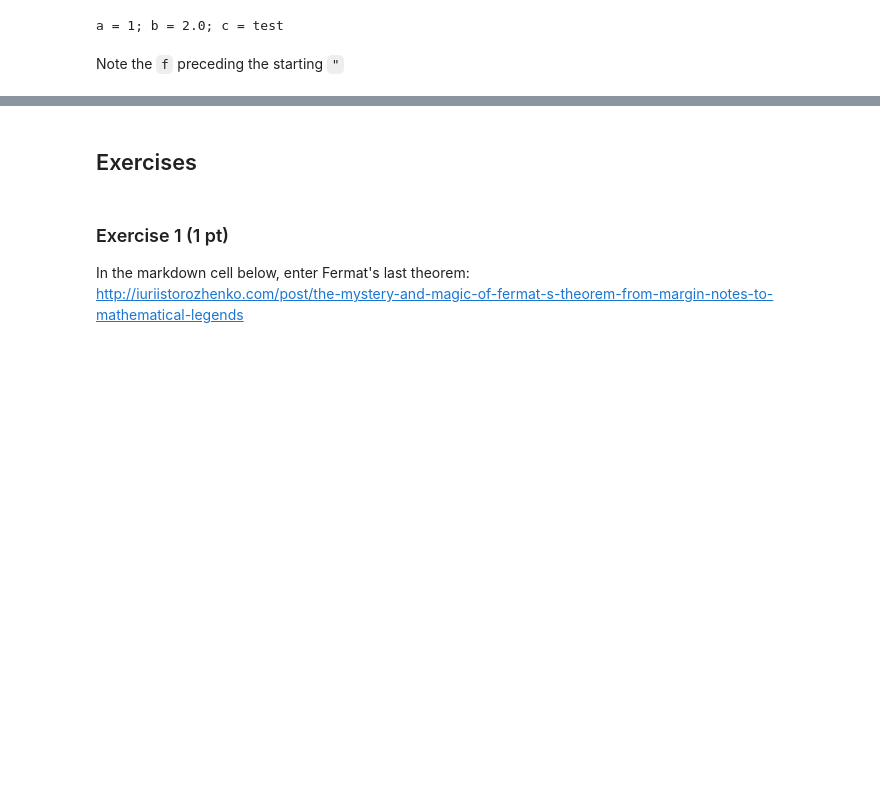
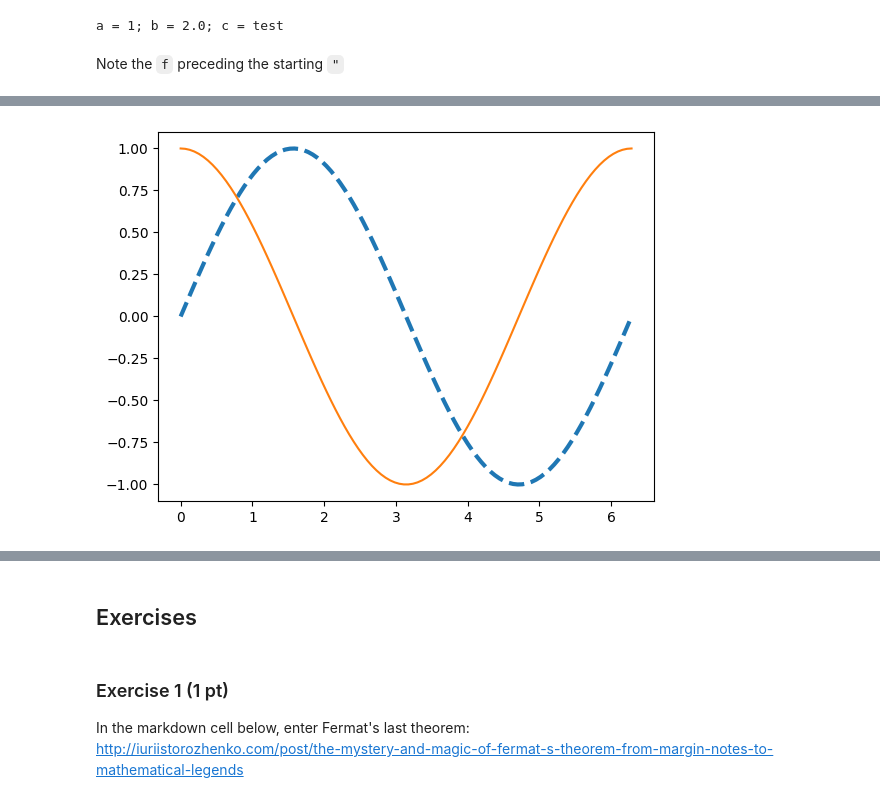
Before and after one commit to PsuAstro410/psuastro410.github.io, a Jupyter notebook: lectures/lec2.ipynb, the cells around one changed output, grey strips where cells are left out. Cells and saved outputs as stored; diff of their text form; code cells hidden in the pictures; blank space fills up the shorter version.

```diff
--- a/lectures/lec2.ipynb
+++ b/lectures/lec2.ipynb
@@ -251,0 +578,7 @@ Note the `f` preceding the starting `"`
+# %%
+ax.clear()
+ax.plot(x, np.sin(x), linestyle="--", linewidth=3.0)
+ax.plot(x, np.cos(x), linestyle="-")
+fig
+# %% [output]
+[figure, added]
```
Also changed, not shown: parts of 60 cells of this notebook.
